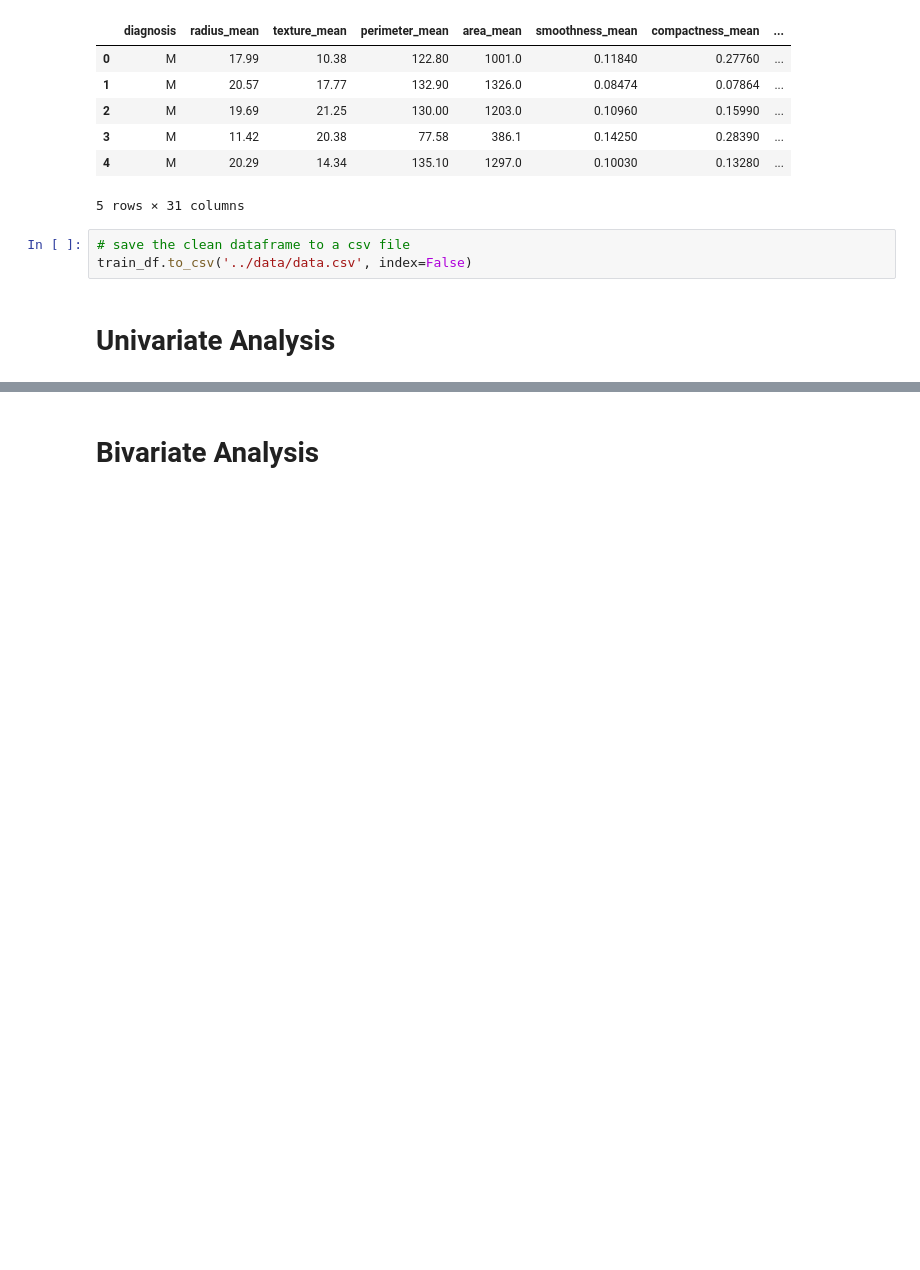
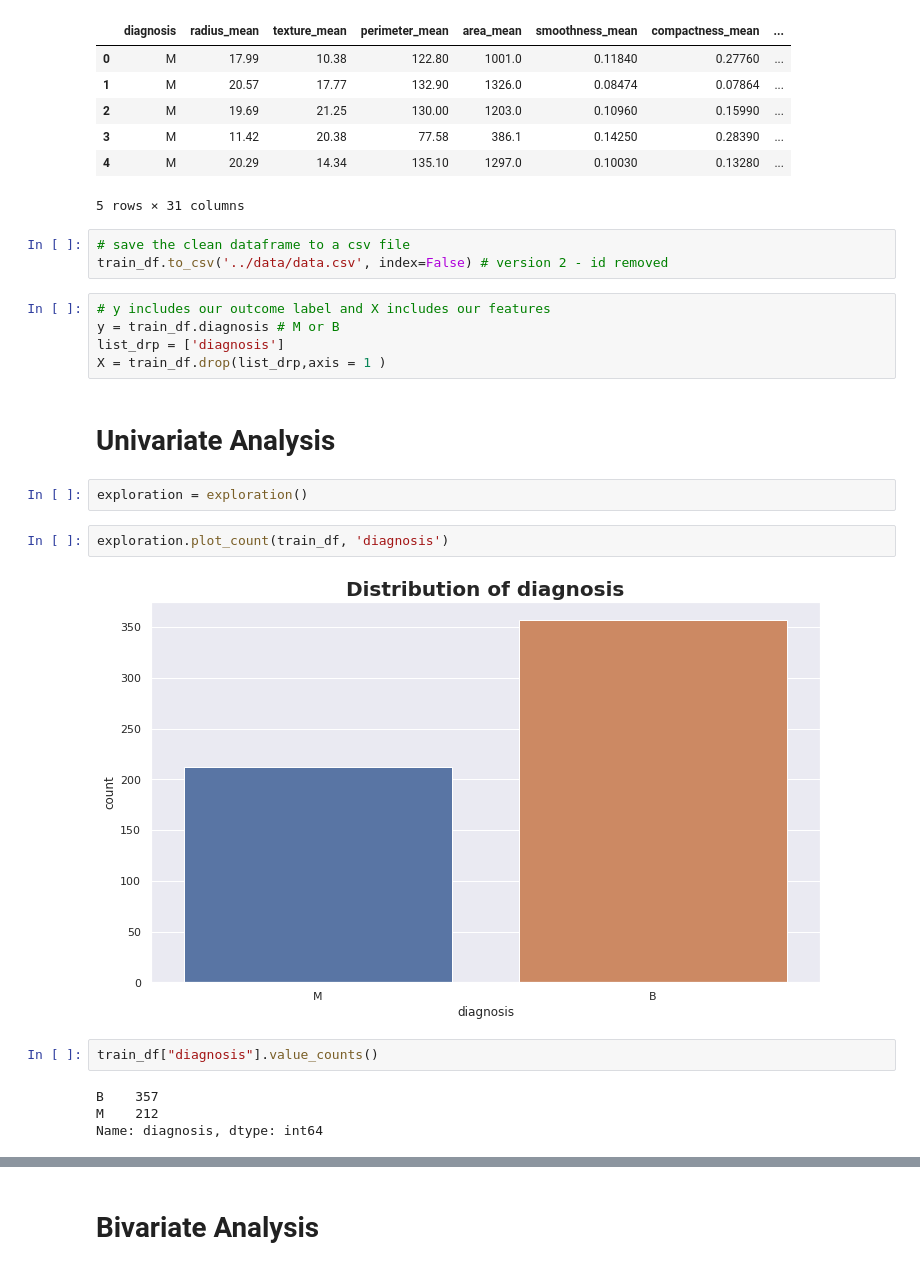
Before and after one commit to abel-blue/breastCancer-causal-Inference, a Jupyter notebook: notebooks/data_exploration.ipynb, the cells around one changed output, grey strips where cells are left out. Drawn from its saved outputs; the diff is of its cells as text; blank space fills up the shorter version.

```diff
--- a/notebooks/data_exploration.ipynb
+++ b/notebooks/data_exploration.ipynb
@@ -208,6 +209,23 @@ train_df.head()
 5 rows × 31 columns
 # %%
 # save the clean dataframe to a csv file
-train_df.to_csv('../data/data.csv', index=False)
+train_df.to_csv('../data/data.csv', index=False) # version 2 - id removed
+# %%
+# y includes our outcome label and X includes our features
+y = train_df.diagnosis # M or B
+list_drp = ['diagnosis']
+X = train_df.drop(list_drp,axis = 1 )
 # %% [markdown]
 # Univariate Analysis
+# %%
+exploration = exploration()
+# %%
+exploration.plot_count(train_df, 'diagnosis')
+# %% [output]
+[figure, added]
+# %%
+train_df["diagnosis"].value_counts()
+# %% [output]
+B    357
+M    212
+Name: diagnosis, dtype: int64
```
Also changed, not shown: parts of 3 cells of this notebook.
